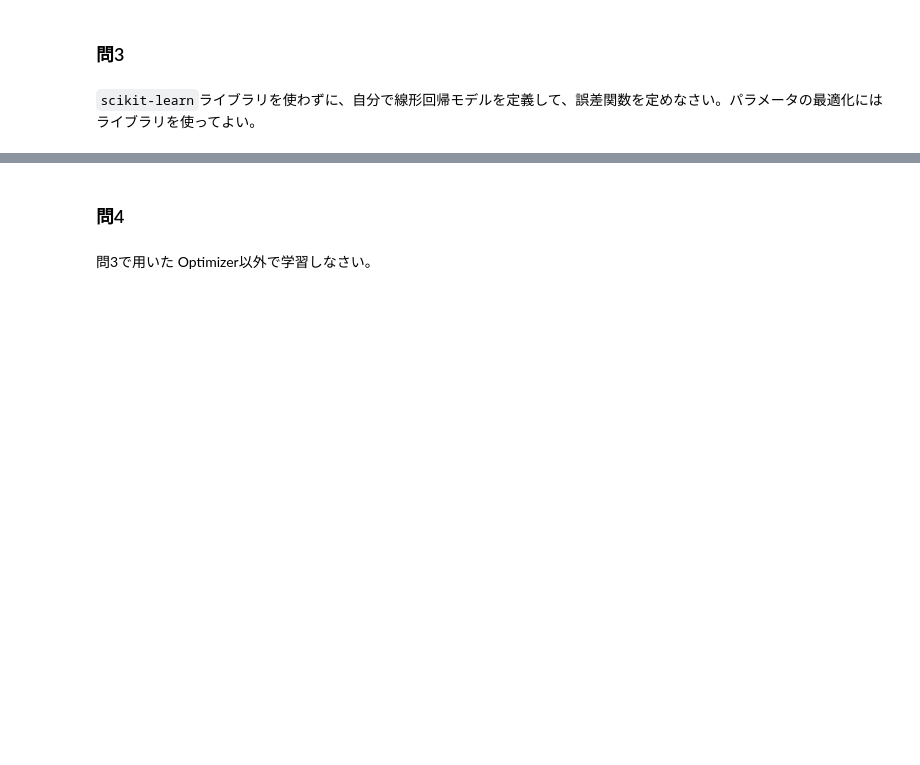
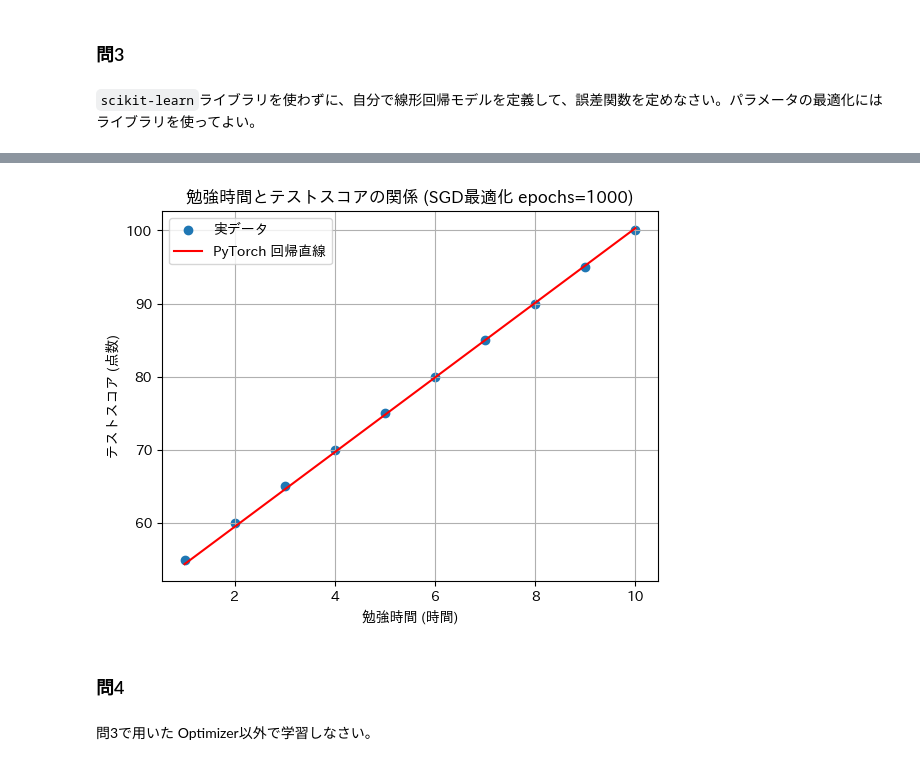
Before and after one commit to OrlyIdeate/deep-learning, a Jupyter notebook: spring_semester_exercises.ipynb, the cells around one changed output, grey strips where cells are left out. Cells and saved outputs as stored; diff of their text form; code cells hidden in the pictures; blank space fills up the shorter version.

```diff
--- a/spring_semester_exercises.ipynb
+++ b/spring_semester_exercises.ipynb
@@ -371,3 +405,40 @@ data = [
 ### 問3
 # %% [markdown]
 `scikit-learn`ライブラリを使わずに、自分で線形回帰モデルを定義して、誤差関数を定めなさい。パラメータの最適化にはライブラリを使ってよい。
+# %%
+import torch
+import matplotlib.pyplot as plt
+
+# データをtorchのテンソルに変換
+X = torch.tensor(study_hours, dtype=torch.float32).unsqueeze(1)
+y_true = torch.tensor(scores, dtype=torch.float32).unsqueeze(1)
+
+# 線形回帰モデルの定義
+model = torch.nn.Linear(1, 1)
+
+# 損失関数と最適化手法の定義
+criterion = torch.nn.MSELoss()
+optimizer = torch.optim.SGD(model.parameters(), lr=0.01)
+
+# 学習ループ
+epochs = 1000
+for epoch in range(epochs):
+    optimizer.zero_grad()
+    y_pred = model(X)
+    loss = criterion(y_pred, y_true)
+    loss.backward()
+    optimizer.step()
+    print(f"Epoch {epoch+1}/{epochs}, Loss: {loss.item():.4f}")
+
+# モデルの出力
+y_pred = model(X)
+
+plt.scatter(study_hours, scores, label="実データ")
+plt.plot(study_hours, y_pred.detach().numpy(), color='red', label="PyTorch 回帰直線")
+plt.xlabel("勉強時間 (時間)")
+plt.ylabel("テストスコア (点数)")
+plt.title(f"勉強時間とテストスコアの関係 (SGD最適化 epochs={epochs})")
+plt.grid(True)
+plt.legend()
+plt.show()
+# %% [output]
@@ -374,3 +462,4 @@ data = [
+[figure, added]
 # %% [markdown]
 ### 問4
 # %% [markdown]
```
Also changed, not shown: parts of 5 cells of this notebook.
